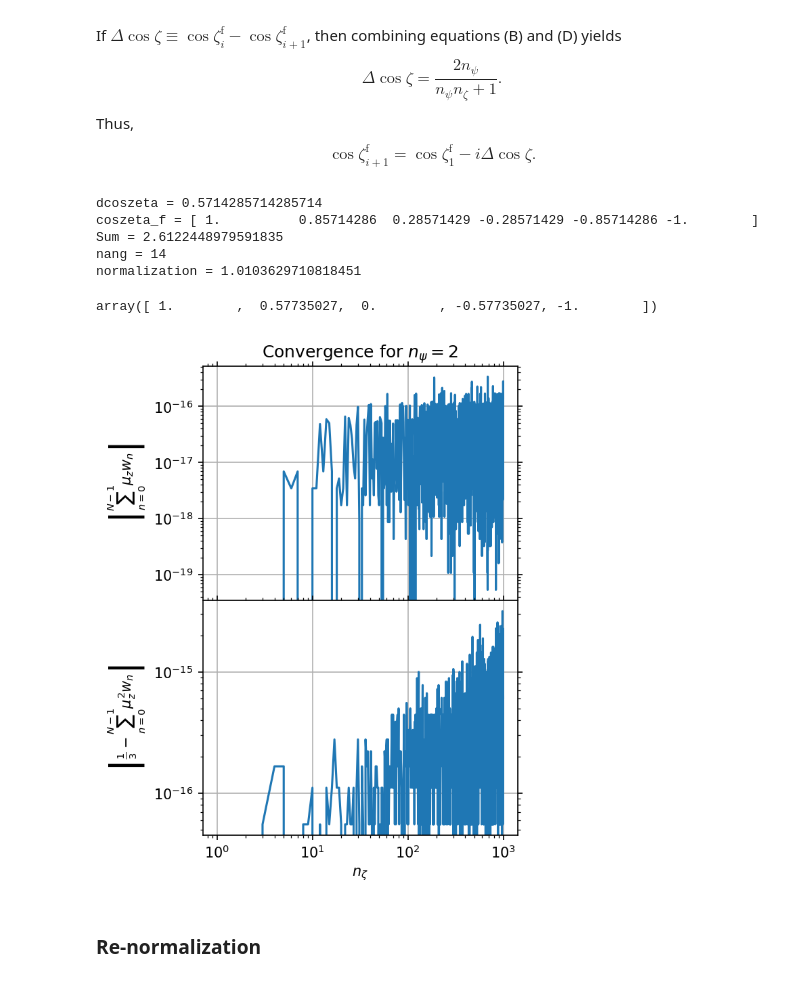
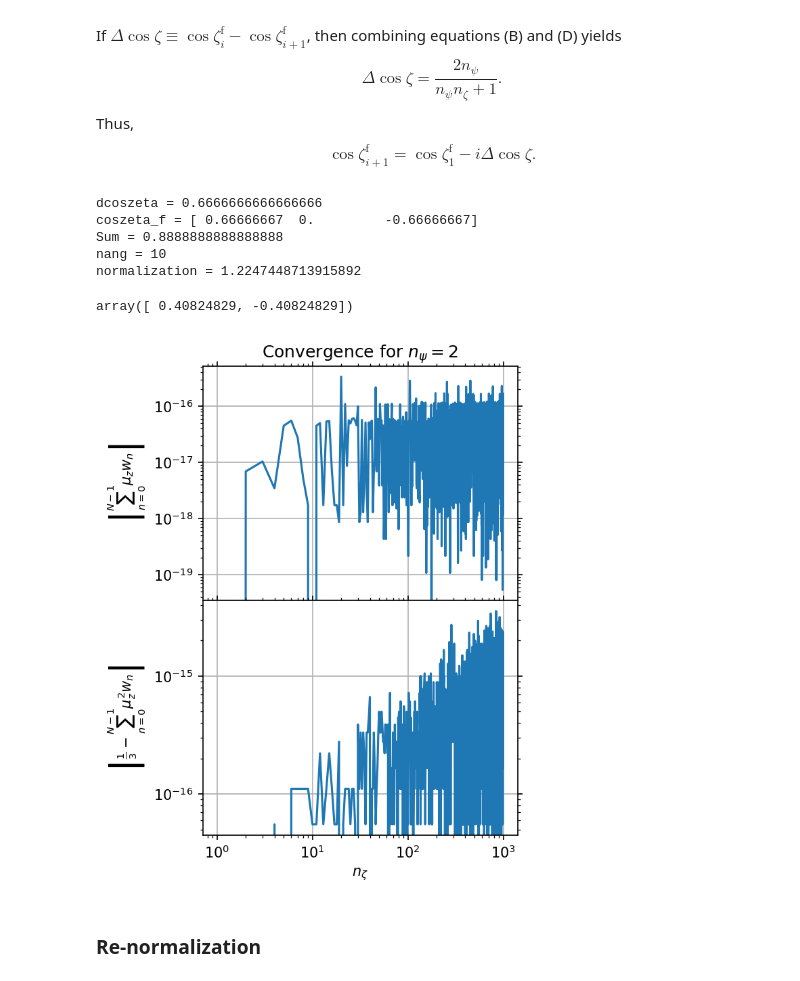
Before and after one commit to sabaronett/rad-hydro, a Jupyter notebook: ipynb/CustomAngularGrid.ipynb, the cells around one changed output. Drawn from its saved outputs; the diff is of its cells as text; code cells hidden in the pictures.

```diff
--- a/ipynb/CustomAngularGrid.ipynb
+++ b/ipynb/CustomAngularGrid.ipynb
@@ -228,14 +271,14 @@ def GetCoszeta_v(nzeta = 1, npsi = 2, diag = False, poles = True):
 # %%
 npsi = 2
-nzeta = 3
-GetCoszeta_v(nzeta, npsi, diag = True, poles = True)
+nzeta = 1
+GetCoszeta_v(nzeta, npsi, diag = True)
 # %% [output]
-dcoszeta = 0.5714285714285714
-coszeta_f = [ 1.          0.85714286  0.28571429 -0.28571429 -0.85714286 -1.        ]
-Sum = 2.6122448979591835
-nang = 14
-normalization = 1.0103629710818451
+dcoszeta = 0.6666666666666666
+coszeta_f = [ 0.66666667  0.         -0.66666667]
+Sum = 0.8888888888888888
+nang = 10
+normalization = 1.2247448713915892
-array([ 1.        ,  0.57735027,  0.        , -0.57735027, -1.        ])
+array([ 0.40824829, -0.40824829])
 # %%
 #===============================================================================
 import matplotlib.pyplot as plt
@@ -249,47 +292,47 @@ mom1sums = np.zeros(len(nzetas))
 mom2sums = np.zeros(len(nzetas))
 
 for z,nzeta in enumerate(nzetas):
-    nang = 2*npsi*nzeta + 2
+    nang = 2*npsi*2*nzeta + 2
     w = 1.0/nang
     mom1sum = 0
     mom2sum = 0
     mom1sum += 1.0*w -1.0*w # start with north and south poles
     mom2sum += 2*w
-    coszeta_v = GetCoszeta_v(nzeta, npsi, poles = False)
+    coszeta_v = GetCoszeta_v(nzeta, npsi)
 
     for i in range(0, 2*npsi, 1):
-        for j in range(0, nzeta, 1):
+        for j in range(0, 2*nzeta, 1):
             mom1sum += coszeta_v[j]*w
             mom2sum += coszeta_v[j]**2*w
 
     mom1sums[z] = mom1sum
     mom2sums[z] = mom2sum
 
     if diag:
         print(f'nang = {nang}')
         print(f'1st moment sum: {mom1sum}')
         print(f'2nd moment sum: {mom2sum}')
 
 # Plot error vs. nzeta
 fig, axs = plt.subplots(nrows=2, figsize=(4, 6), dpi=150)
 
 axs[0].plot(nzetas, np.abs(mom1sums))
 axs[1].plot(nzetas, np.abs(mom2sums - 1/3))
 
 # Format (sub)plots
 for ax in axs:
     ax.grid()
     ax.minorticks_on()
     ax.set(yscale='log', xscale='log')
     ax.tick_params(axis='both', which='both', top=True, right=True)
 
 axs[0].set(title=f'Convergence for $n_\psi = {npsi}$',
            ylabel=r'$\left|\sum_{n=0}^{N-1}\mu_z w_n\right|$')
 axs[1].set(xlabel=r'$n_\zeta$',
            ylabel=r'$\left|\frac{1}{3} - \sum_{n=0}^{N-1}\mu_z^2w_n\right|$')
 plt.subplots_adjust(hspace=0.0)
 # %% [output]
-[figure, old version]
+[figure, new version]
 # %% [markdown]
 ### Re-normalization
 # %% [markdown]
```
Also changed, not shown: parts of 1 cell of this notebook.
